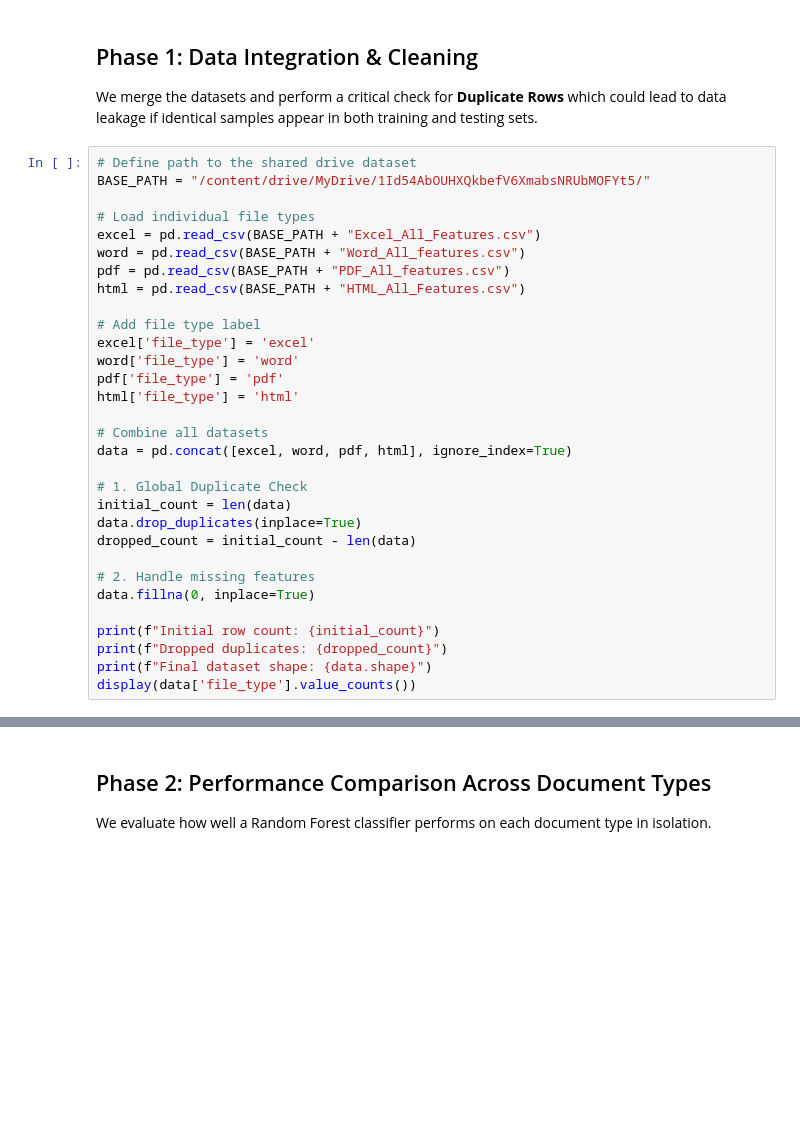
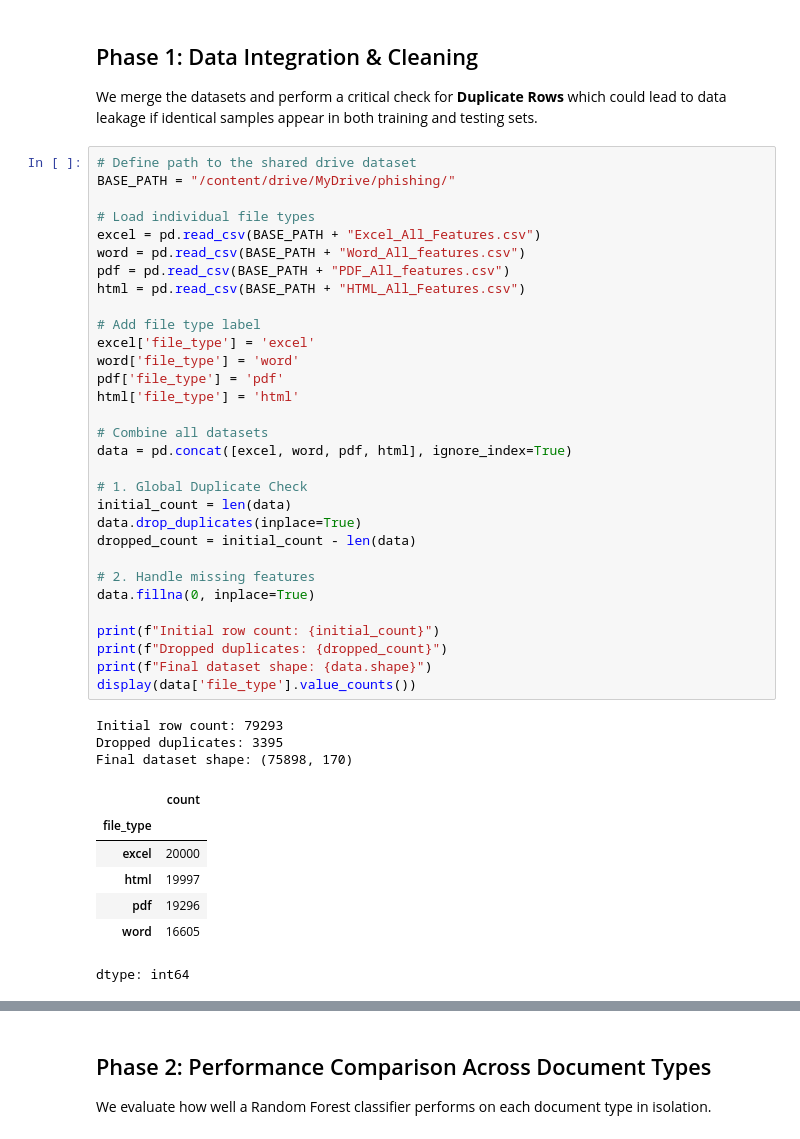
Before and after one commit to alirezakavianifar/three_scientific_projects, a Jupyter notebook: notebooks/cic_trap4phish_classification.ipynb, the cells around one changed output, grey strips where cells are left out. Saved outputs shown, nothing was run; the diff lists cells and outputs as text; blank space fills up the shorter version.

Commit message:
Refactor phishing report to align with CIC-Trap4Phish dataset and methodology

```diff
--- a/notebooks/cic_trap4phish_classification.ipynb
+++ b/notebooks/cic_trap4phish_classification.ipynb
@@ -44,32 +46,43 @@ plt.rcParams['figure.dpi'] = 100
 We merge the datasets and perform a critical check for **Duplicate Rows** which could lead to data leakage if identical samples appear in both training and testing sets.
 # %%
 # Define path to the shared drive dataset
-BASE_PATH = "/content/drive/MyDrive/1Id54AbOUHXQkbefV6XmabsNRUbMOFYt5/"
+BASE_PATH = "/content/drive/MyDrive/phishing/"
 
 # Load individual file types
 excel = pd.read_csv(BASE_PATH + "Excel_All_Features.csv")
 word = pd.read_csv(BASE_PATH + "Word_All_features.csv")
 pdf = pd.read_csv(BASE_PATH + "PDF_All_features.csv")
 html = pd.read_csv(BASE_PATH + "HTML_All_Features.csv")
 
 # Add file type label
 excel['file_type'] = 'excel'
 word['file_type'] = 'word'
 pdf['file_type'] = 'pdf'
 html['file_type'] = 'html'
 
 # Combine all datasets
 data = pd.concat([excel, word, pdf, html], ignore_index=True)
 
 # 1. Global Duplicate Check
 initial_count = len(data)
 data.drop_duplicates(inplace=True)
 dropped_count = initial_count - len(data)
 
 # 2. Handle missing features
 data.fillna(0, inplace=True)
 
 print(f"Initial row count: {initial_count}")
 print(f"Dropped duplicates: {dropped_count}")
 print(f"Final dataset shape: {data.shape}")
 display(data['file_type'].value_counts())
+# %% [output]
+Initial row count: 79293
+Dropped duplicates: 3395
+Final dataset shape: (75898, 170)
+|  | count |
+| file_type |  |
+| excel | 20000 |
+| html | 19997 |
+| pdf | 19296 |
+| word | 16605 |
+dtype: int64
```
Also changed, not shown: parts of 9 cells of this notebook, 3 other files.
